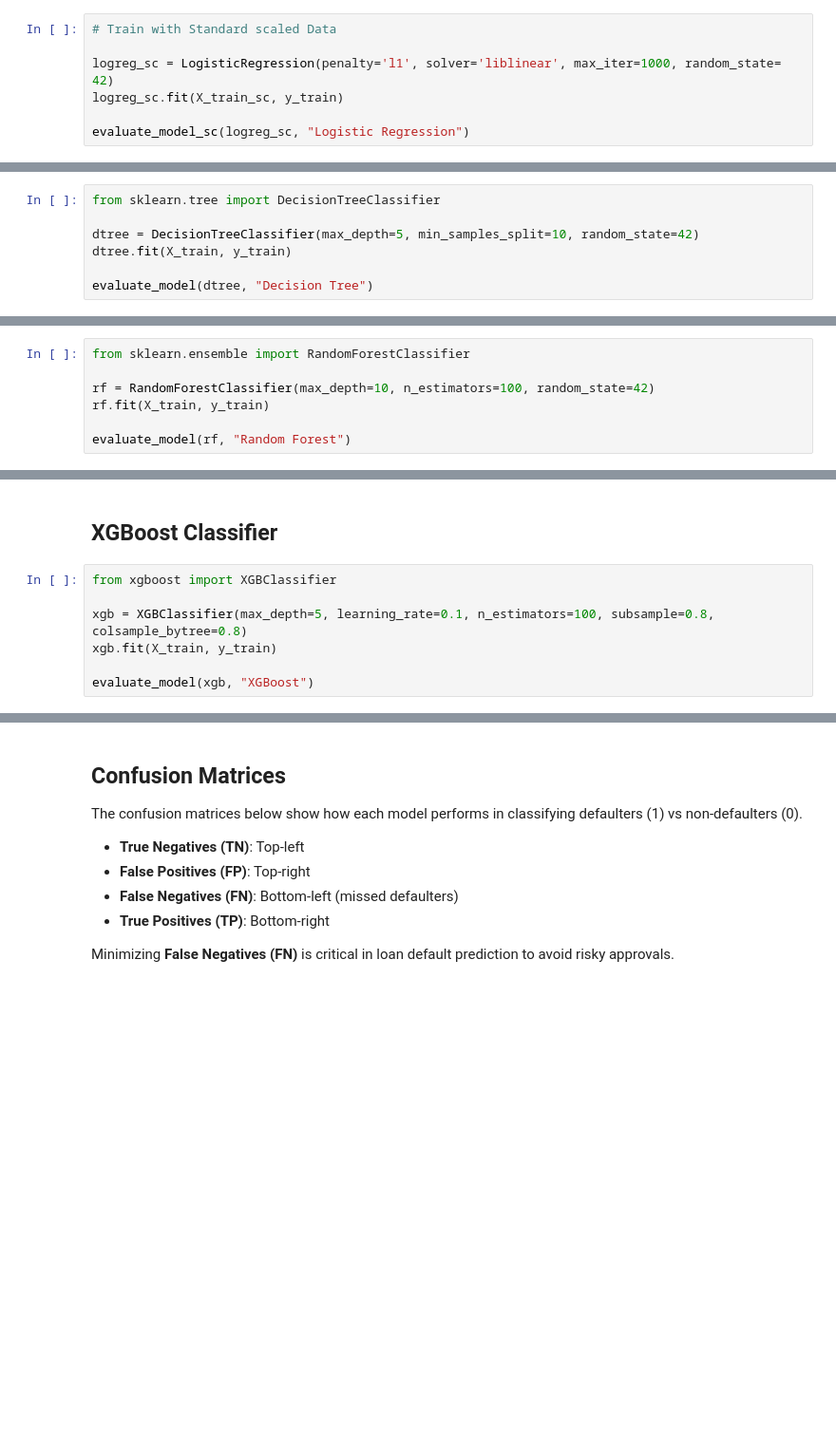
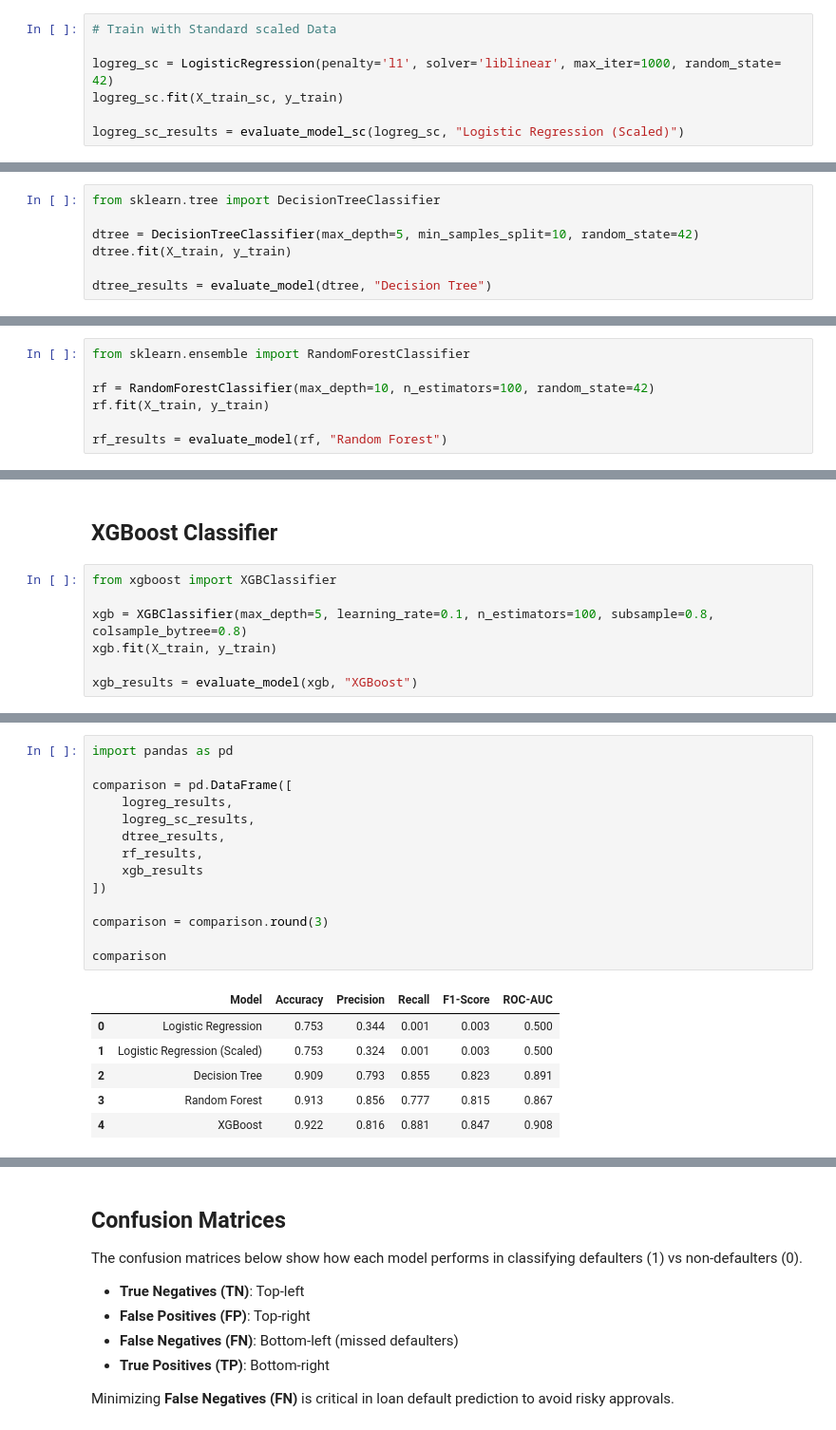
Before and after one commit to poojadey/loan-default-prediction, a Jupyter notebook: Loan_Default_Prediction_Final.ipynb, the cells around one changed output, grey strips where cells are left out. Shown at 95% size. Saved outputs shown, nothing was run; the diff lists cells and outputs as text; blank space fills up the shorter version.

```diff
--- a/Loan_Default_Prediction_Final.ipynb
+++ b/Loan_Default_Prediction_Final.ipynb
@@ -396,5 +421,5 @@ ROC AUC Score: 0.5002811608971062
 logreg_sc = LogisticRegression(penalty='l1', solver='liblinear', max_iter=1000, random_state= 42)
 logreg_sc.fit(X_train_sc, y_train)
 
-evaluate_model_sc(logreg_sc, "Logistic Regression")
+logreg_sc_results = evaluate_model_sc(logreg_sc, "Logistic Regression (Scaled)")
 # %% [output]
@@ -422,5 +443,5 @@ from sklearn.tree import DecisionTreeClassifier
 dtree = DecisionTreeClassifier(max_depth=5, min_samples_split=10, random_state=42)
 dtree.fit(X_train, y_train)
 
-evaluate_model(dtree, "Decision Tree")
+dtree_results = evaluate_model(dtree, "Decision Tree")
 # %% [output]
@@ -448,5 +465,5 @@ from sklearn.ensemble import RandomForestClassifier
 rf = RandomForestClassifier(max_depth=10, n_estimators=100, random_state=42)
 rf.fit(X_train, y_train)
 
-evaluate_model(rf, "Random Forest")
+rf_results = evaluate_model(rf, "Random Forest")
 # %% [output]
@@ -474,5 +487,5 @@ from xgboost import XGBClassifier
 xgb = XGBClassifier(max_depth=5, learning_rate=0.1, n_estimators=100, subsample=0.8, colsample_bytree=0.8)
 xgb.fit(X_train, y_train)
 
-evaluate_model(xgb, "XGBoost")
+xgb_results = evaluate_model(xgb, "XGBoost")
 # %% [output]
@@ -495 +504,22 @@ ROC AUC Score: 0.9079589100096787
+# %%
+import pandas as pd
+
+comparison = pd.DataFrame([
+    logreg_results,
+    logreg_sc_results,
+    dtree_results,
+    rf_results,
+    xgb_results
+])
+
+comparison = comparison.round(3)
+
+comparison
+# %% [output]
+|  | Model | Accuracy | Precision | Recall | F1-Score | ROC-AUC |
+| 0 | Logistic Regression | 0.753 | 0.344 | 0.001 | 0.003 | 0.500 |
+| 1 | Logistic Regression (Scaled) | 0.753 | 0.324 | 0.001 | 0.003 | 0.500 |
+| 2 | Decision Tree | 0.909 | 0.793 | 0.855 | 0.823 | 0.891 |
+| 3 | Random Forest | 0.913 | 0.856 | 0.777 | 0.815 | 0.867 |
+| 4 | XGBoost | 0.922 | 0.816 | 0.881 | 0.847 | 0.908 |
 # %% [markdown]
```
Also changed, not shown: parts of 13 cells of this notebook.
